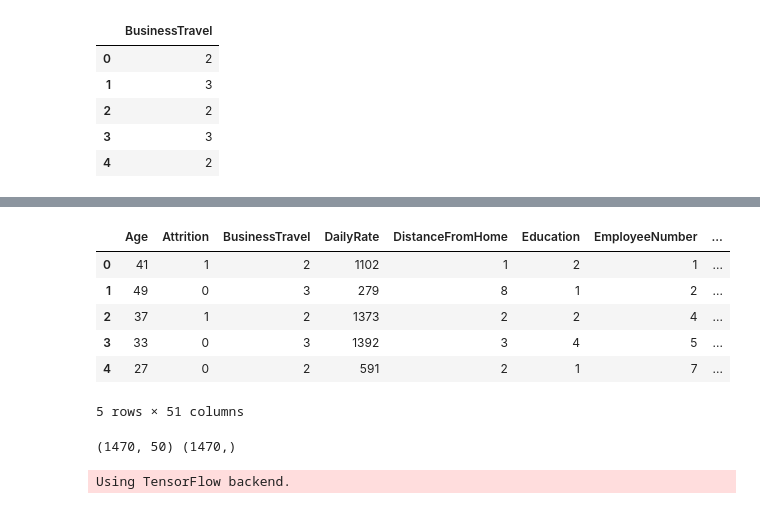
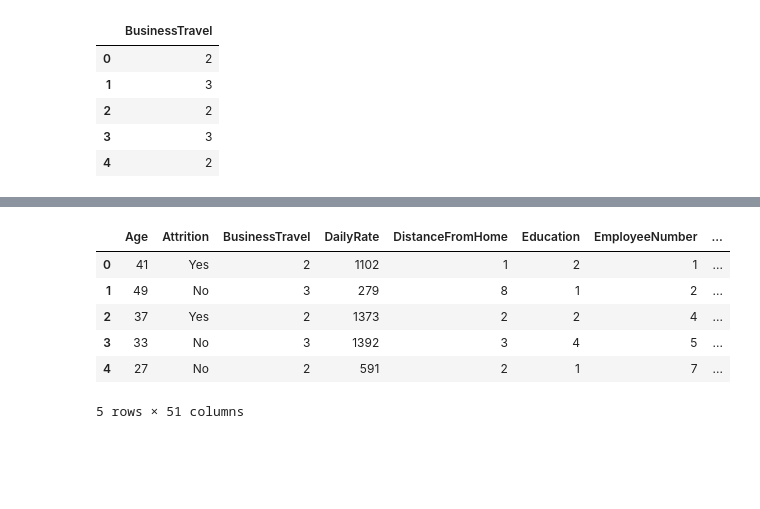
Before and after one commit to rezali/HR-model, a Jupyter notebook: Alicia/random_forests.ipynb, the cells around one changed output, grey strips where cells are left out. Cells and saved outputs as stored; diff of their text form; code cells hidden in the pictures; blank space fills up the shorter version.

Commit message:
add random forests

```diff
--- a/Alicia/start.ipynb
+++ b/Alicia/random_forests.ipynb
@@ -228,41 +221,13 @@ filtered_df.to_csv("Resources/cleaned_data.csv", index=False)
 # %%
 # https://www.dataquest.io/blog/machine-learning-preparing-data/
 # %%
-data = pd.read_csv("Resources/cleaned_data.csv")
-data.head()
+df = pd.read_csv("Resources/tree_cleaned_data.csv")
+df.head()
 # %% [output]
 |  | Age | Attrition | BusinessTravel | DailyRate | DistanceFromHome | Education | EmployeeNumber | ... |
-| 0 | 41 | 1 | 2 | 1102 | 1 | 2 | 1 | ... |
-| 1 | 49 | 0 | 3 | 279 | 8 | 1 | 2 | ... |
-| 2 | 37 | 1 | 2 | 1373 | 2 | 2 | 4 | ... |
-| 3 | 33 | 0 | 3 | 1392 | 3 | 4 | 5 | ... |
-| 4 | 27 | 0 | 2 | 591 | 2 | 1 | 7 | ... |
+| 0 | 41 | Yes | 2 | 1102 | 1 | 2 | 1 | ... |
+| 1 | 49 | No | 3 | 279 | 8 | 1 | 2 | ... |
+| 2 | 37 | Yes | 2 | 1373 | 2 | 2 | 4 | ... |
+| 3 | 33 | No | 3 | 1392 | 3 | 4 | 5 | ... |
+| 4 | 27 | No | 2 | 591 | 2 | 1 | 7 | ... |
 5 rows × 51 columns
-# %%
-X = data.drop("Attrition", axis=1)
-y = data["Attrition"]
-print(X.shape, y.shape)
-# %% [output]
-(1470, 50) (1470,)
-# %%
-from sklearn.model_selection import train_test_split
-from sklearn.preprocessing import LabelEncoder, StandardScaler
-from keras.utils import to_categorical
-
-X_train, X_test, y_train, y_test = train_test_split(
-    X, y, random_state=1, stratify=y)
-X_scaler = StandardScaler().fit(X_train)
-X_train_scaled = X_scaler.transform(X_train)
-X_test_scaled = X_scaler.transform(X_test)
-
-# Step 1: Label-encode data set
-label_encoder = LabelEncoder()
-label_encoder.fit(y_train)
-encoded_y_train = label_encoder.transform(y_train)
-encoded_y_test = label_encoder.transform(y_test)
-
-# Step 2: Convert encoded labels to one-hot-encoding
-y_train_categorical = to_categorical(encoded_y_train)
-y_test_categorical = to_categorical(encoded_y_test)
-# %% [output]
-Using TensorFlow backend.
```
Also changed, not shown: parts of 17 cells of this notebook, 3 other files.
